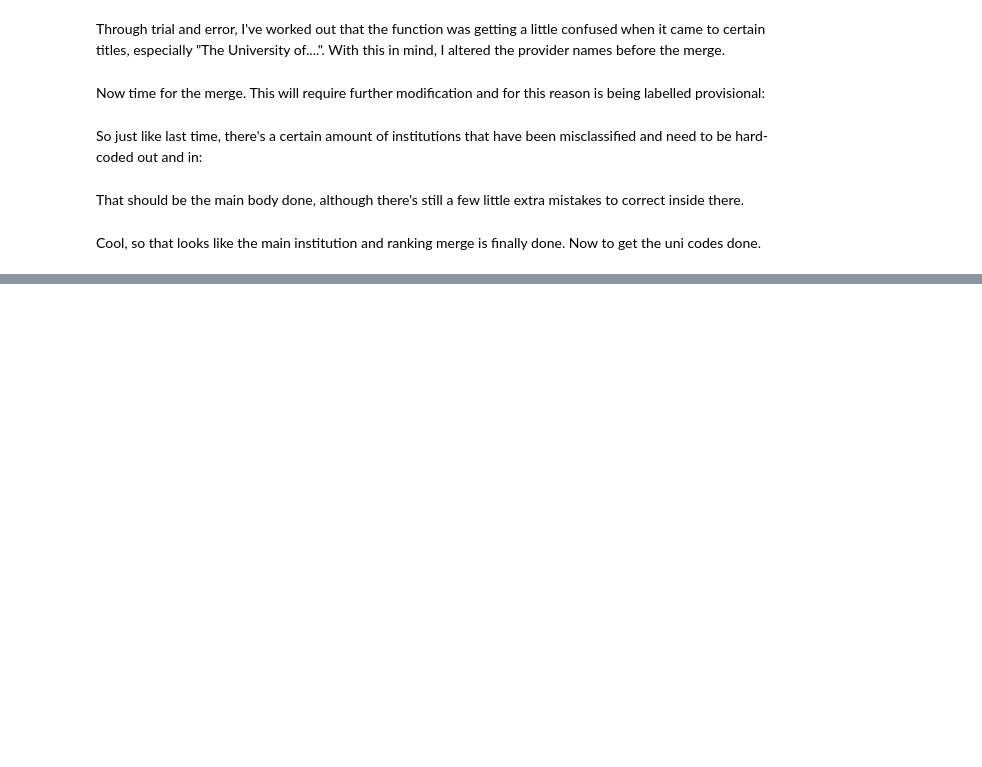
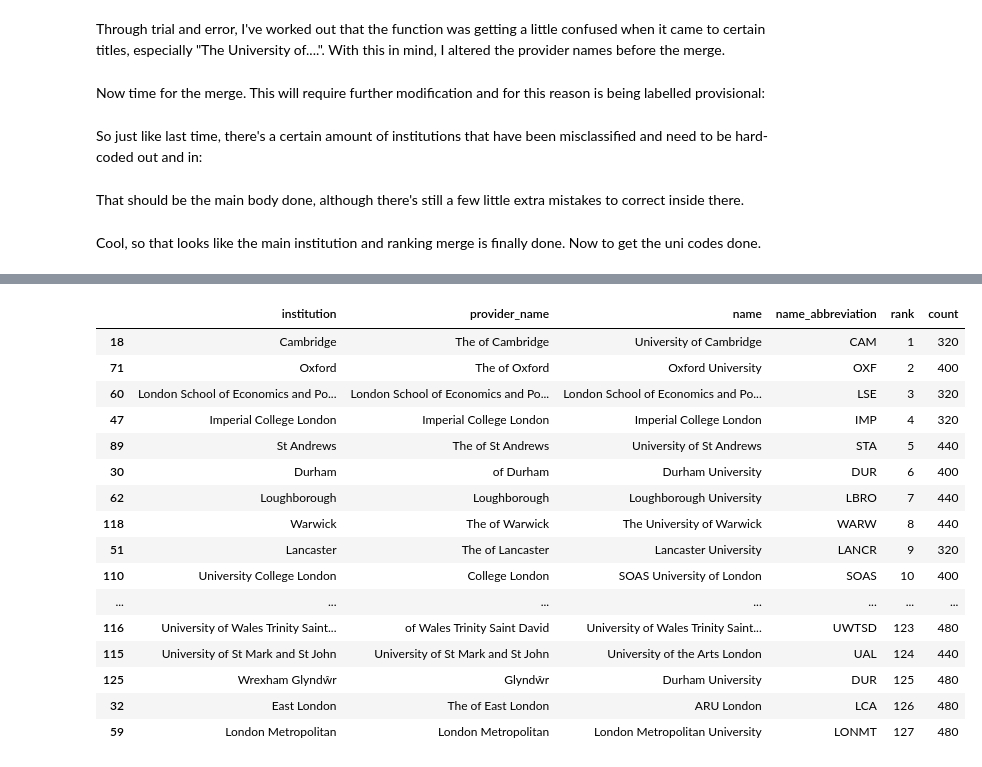
Before and after one commit to DSloan10/pcc_python_projects, a Jupyter notebook: hesa_project/Clean_up.ipynb, the cells around one changed output, grey strips where cells are left out. Saved outputs shown, nothing was run; the diff lists cells and outputs as text; code cells hidden in the pictures; blank space fills up the shorter version.

```diff
--- a/hesa_project/Clean_up.ipynb
+++ b/hesa_project/Clean_up.ipynb
@@ -102,0 +187,20 @@ Cool, so that looks like the main institution and ranking merge is finally done.
+# %%
+second_code_merge_groups.sort_values("rank", ascending = True)
+# %% [output]
+|  | institution | provider_name | name | name_abbreviation | rank | count |
+| 18 | Cambridge | The of Cambridge | University of Cambridge | CAM | 1 | 320 |
+| 71 | Oxford | The of Oxford | Oxford University | OXF | 2 | 400 |
+| 60 | London School of Economics and Po... | London School of Economics and Po... | London School of Economics and Po... | LSE | 3 | 320 |
+| 47 | Imperial College London | Imperial College London | Imperial College London | IMP | 4 | 320 |
+| 89 | St Andrews | The of St Andrews | University of St Andrews | STA | 5 | 440 |
+| 30 | Durham | of Durham | Durham University | DUR | 6 | 400 |
+| 62 | Loughborough | Loughborough | Loughborough University | LBRO | 7 | 440 |
+| 118 | Warwick | The of Warwick | The University of Warwick | WARW | 8 | 440 |
+| 51 | Lancaster | The of Lancaster | Lancaster University | LANCR | 9 | 320 |
+| 110 | University College London | College London | SOAS University of London | SOAS | 10 | 400 |
+| ... | ... | ... | ... | ... | ... | ... |
+| 116 | University of Wales Trinity Saint... | of Wales Trinity Saint David | University of Wales Trinity Saint... | UWTSD | 123 | 480 |
+| 115 | University of St Mark and St John | University of St Mark and St John | University of the Arts London | UAL | 124 | 440 |
+| 125 | Wrexham Glyndŵr | Glyndŵr | Durham University | DUR | 125 | 480 |
+| 32 | East London | The of East London | ARU London | LCA | 126 | 480 |
+| 59 | London Metropolitan | London Metropolitan | London Metropolitan University | LONMT | 127 | 480 |
```
Also changed, not shown: parts of 30 cells of this notebook.
